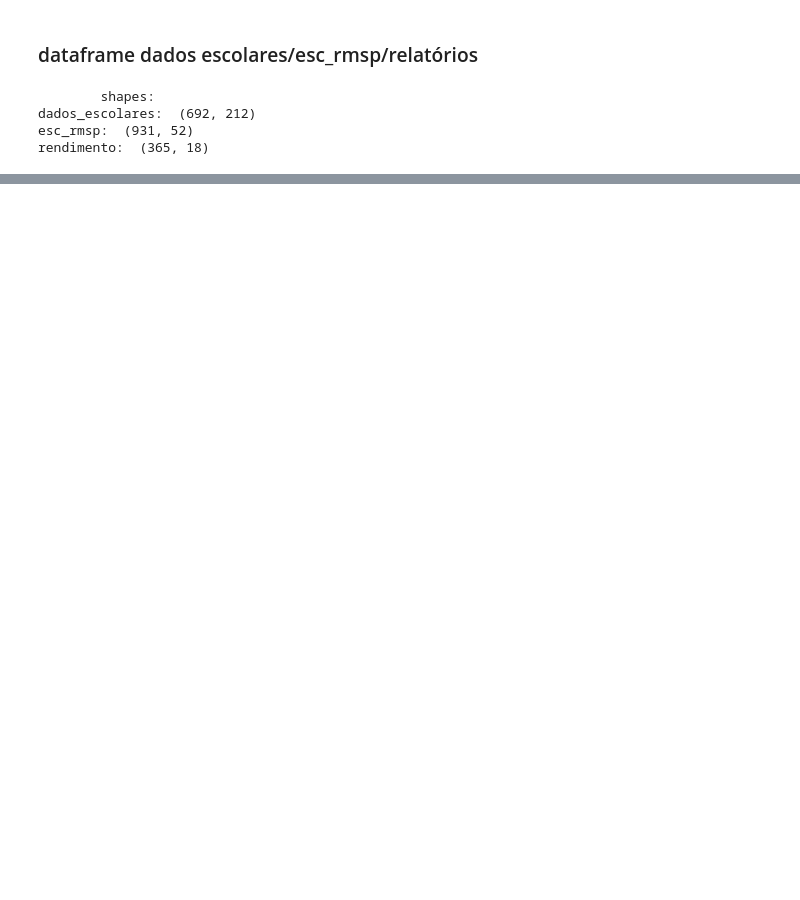
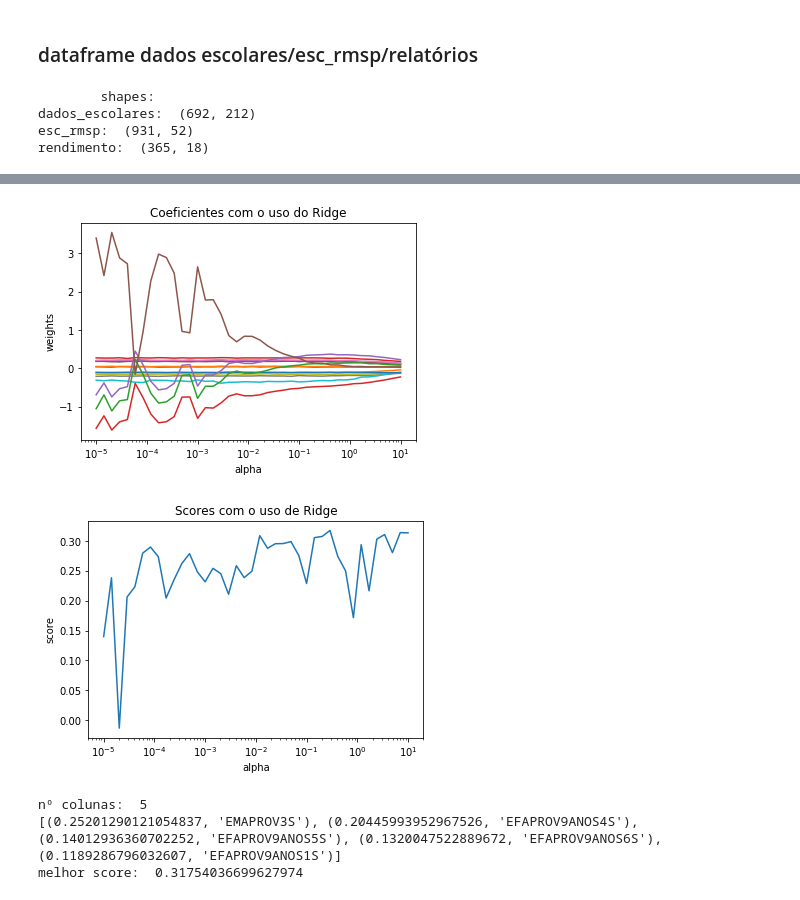
Before and after one commit to GiovaniValdrighi/DataScience_IC, a Jupyter notebook: Contest/ridge_lasso.ipynb, the cells around one changed output, grey strips where cells are left out. Drawn from its saved outputs; the diff is of its cells as text; code cells hidden in the pictures; blank space fills up the shorter version.

```diff
--- a/Contest/ridge_lasso.ipynb
+++ b/Contest/ridge_lasso.ipynb
@@ -69,0 +130,8 @@ alphas = np.logspace(-5, 1, n_alphas)
+# %%
+ridge_aplicada(rendimento, alphas)
+# %% [output]
+[figure, added]
+[figure, added]
+nº colunas:  5
+[(0.25201290121054837, 'EMAPROV3S'), (0.20445993952967526, 'EFAPROV9ANOS4S'), (0.14012936360702252, 'EFAPROV9ANOS5S'), (0.1320047522889672, 'EFAPROV9ANOS6S'), (0.1189286796032607, 'EFAPROV9ANOS1S')]
+melhor score:  0.31754036699627974
```
Also changed, not shown: parts of 12 cells of this notebook.
